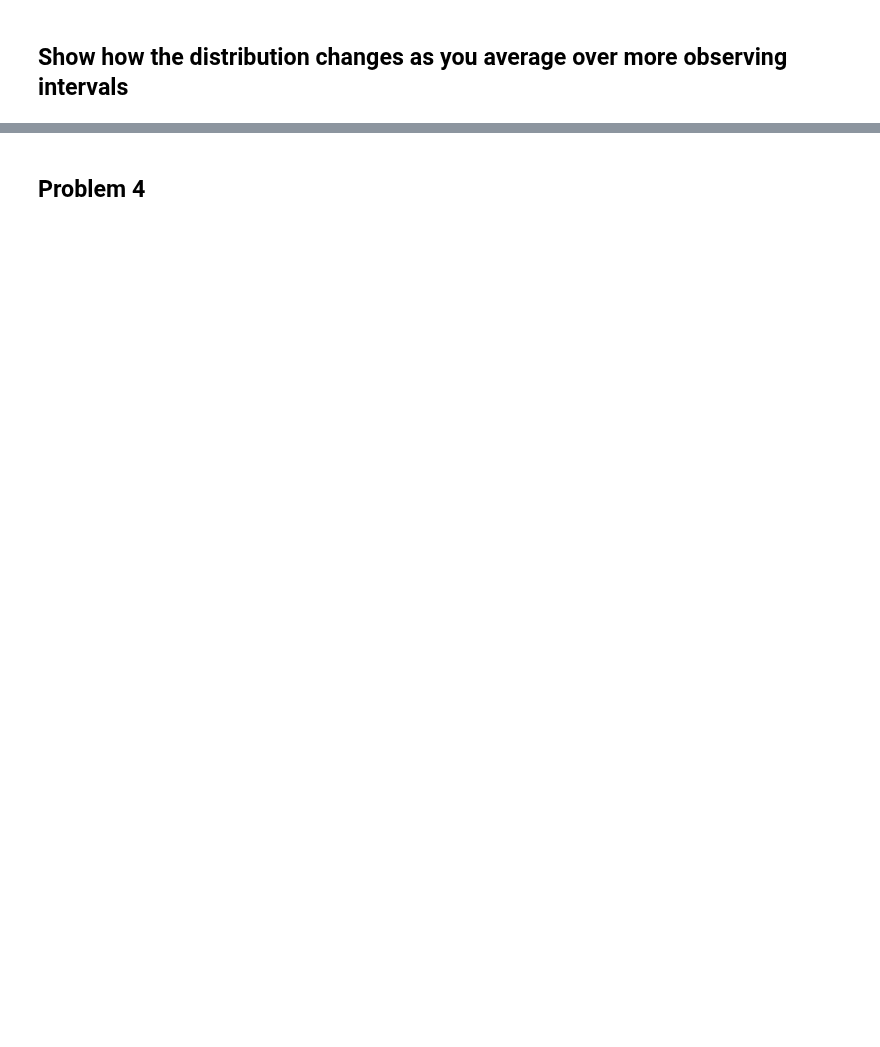
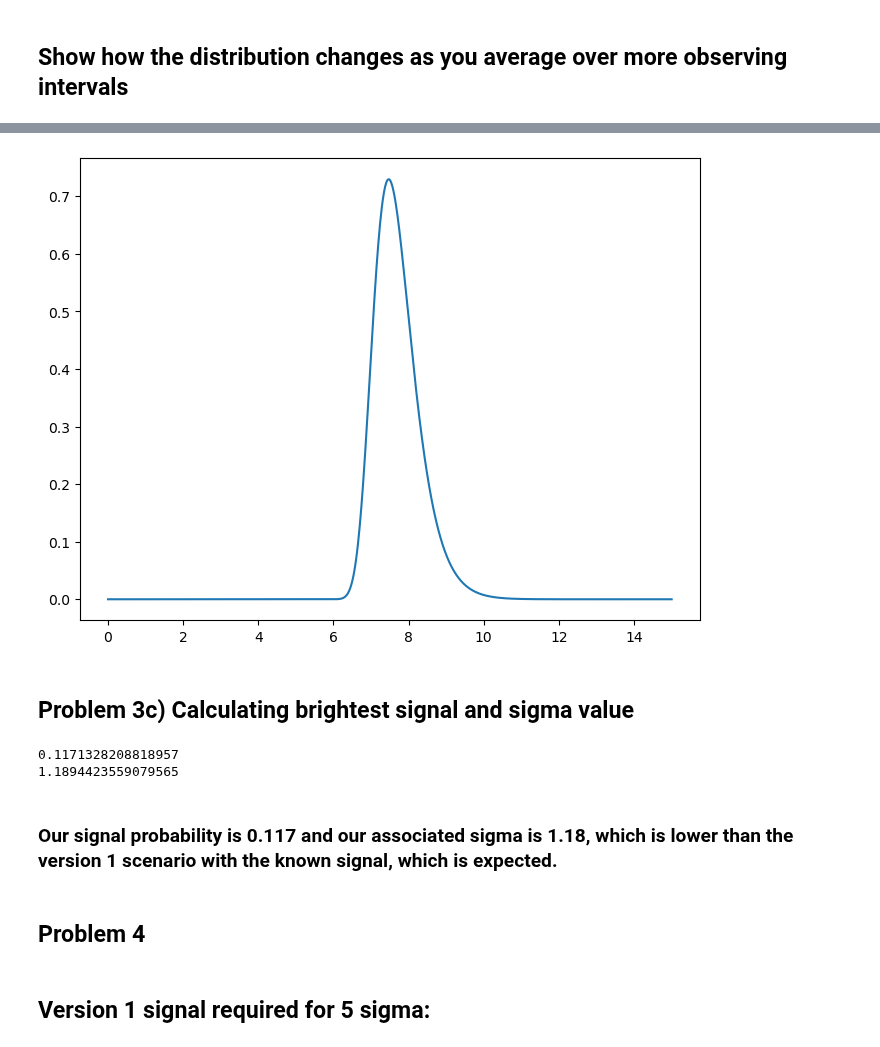
Before and after one commit to tranjacob/Phys434, a Jupyter notebook: lab2_jacobtran.ipynb, the cells around one changed output, grey strips where cells are left out. Cells and saved outputs as stored; diff of their text form; code cells hidden in the pictures; blank space fills up the shorter version.

```diff
--- a/lab2_jacobtran.ipynb
+++ b/lab2_jacobtran.ipynb
@@ -124,0 +129,9 @@ ValueError: shape mismatch: objects cannot be broadcast to a single shape.  Mism
+# %%
+background_x = 2
+signal_y = 5
+
+p1 = stats.norm.sf(signal_y, loc=0, scale=background_x)
+print(p1)
+
+sigma = stats.norm.ppf(1 - p1)
+print(sigma)
@@ -125,2 +147,26 @@ ValueError: shape mismatch: objects cannot be broadcast to a single shape.  Mism
+# %%
+y = np.linspace(0, 15, 1000)
+background_pdf = 10000 * stats.norm.pdf(y, 0, background_x) * stats.norm.cdf(y, 0, background_x)**(10000)
+
+plt.plot(y, background_pdf)
+
+plt.show()
+# %% [output]
+[figure, added]
+# %% [markdown]
+## Problem 3c) Calculating brightest signal and sigma value
+# %%
+signal_p2 = 1 - stats.norm.cdf(signal_y, 0, background_x)**N
+print(signal_p2)
+
+signal_sigma2 = sigma = stats.norm.isf(signal_p2)
+print(signal_sigma2)
+# %% [output]
+0.1171328208818957
+1.1894423559079565
+# %% [markdown]
+### Our signal probability is 0.117 and our associated sigma is 1.18, which is lower than the version 1 scenario with the known signal, which is expected.
 # %% [markdown]
 ## Problem 4
+# %% [markdown]
+## Version 1 signal required for 5 sigma:
```
Also changed, not shown: parts of 21 cells of this notebook.
